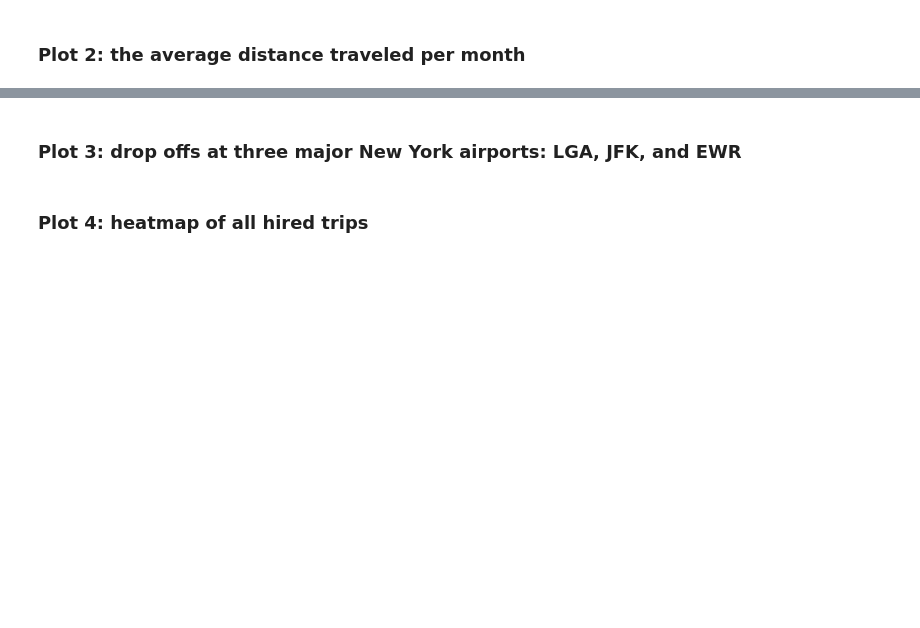
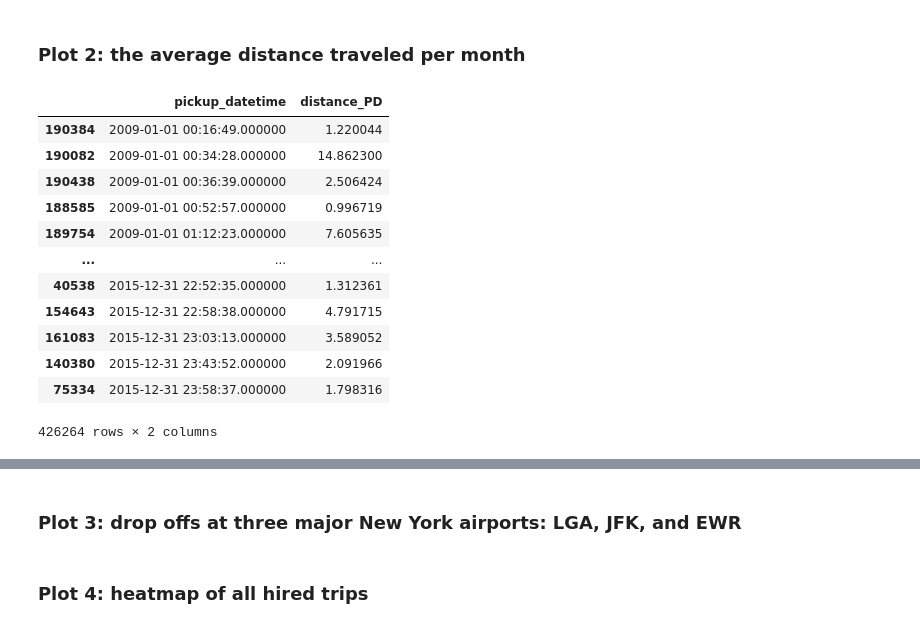
Before and after one commit to victoriasshu/final_project, a Jupyter notebook: Project-Copy4.ipynb, the cells around one changed output, grey strips where cells are left out. Cells and saved outputs as stored; diff of their text form; code cells hidden in the pictures; blank space fills up the shorter version.

```diff
--- a/Project-Copy4.ipynb
+++ b/Project-Copy4.ipynb
@@ -1163,11 +1665,26 @@ plt.show()
 # %% [markdown]
 ### Plot 2: the average distance traveled per month
 # %%
-yellow_taxi_rides_distance = yellow_taxi_ride_sample[['pickup_datetime','distance_PD']]
-uber_rides_distance = uber_rides_sample[['pickup_datetime','distance_PD']]
-uber_rides_distance.loc[:, 'pickup_datetime'] = uber_rides_distance.loc[:, 'pickup_datetime'].dt.tz_localize(None)
+conn = sqlite3.connect('project.db')
+yellow_taxi_rides_distance = pd.read_sql_query("SELECT pickup_datetime, distance_PD FROM yellow_taxi_ride", conn)
+uber_rides_distance = pd.read_sql_query("SELECT pickup_datetime, distance_PD FROM uber_rides", conn)
+conn.close()
 rides_distance = pd.concat([yellow_taxi_rides_distance, uber_rides_distance], ignore_index=True)
 rides_distance.sort_values('pickup_datetime')
+# %% [output]
+|  | pickup_datetime | distance_PD |
+| 190384 | 2009-01-01 00:16:49.000000 | 1.220044 |
+| 190082 | 2009-01-01 00:34:28.000000 | 14.862300 |
+| 190438 | 2009-01-01 00:36:39.000000 | 2.506424 |
+| 188585 | 2009-01-01 00:52:57.000000 | 0.996719 |
+| 189754 | 2009-01-01 01:12:23.000000 | 7.605635 |
+| ... | ... | ... |
+| 40538 | 2015-12-31 22:52:35.000000 | 1.312361 |
+| 154643 | 2015-12-31 22:58:38.000000 | 4.791715 |
+| 161083 | 2015-12-31 23:03:13.000000 | 3.589052 |
+| 140380 | 2015-12-31 23:43:52.000000 | 2.091966 |
+| 75334 | 2015-12-31 23:58:37.000000 | 1.798316 |
+426264 rows × 2 columns
 # %%
 rides_distance['pickup_datetime'] = pd.to_datetime(rides_distance['pickup_datetime'])
 rides_distance['pickup_datetime'] = rides_distance['pickup_datetime'].apply(lambda x: x.strftime('%m'))
```
Also changed, not shown: parts of 42 cells of this notebook, 1 other file.
